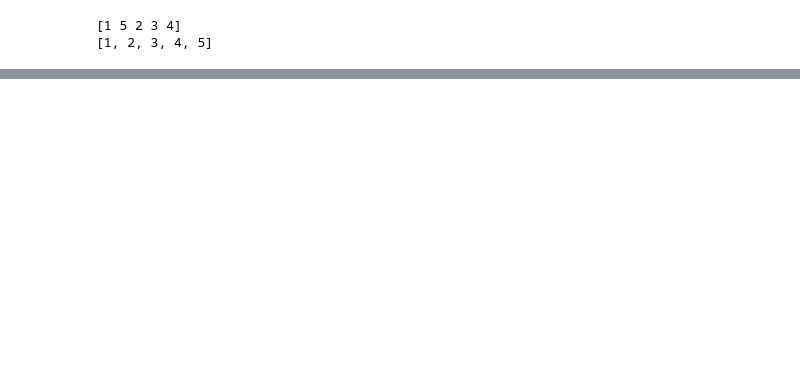
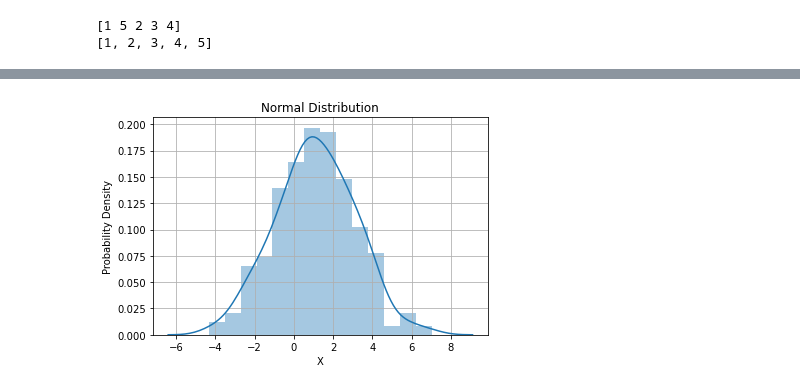
Before and after one commit to GaryLocke91/52465_programming_assignment, a Jupyter notebook: 52465_programming_assignment.ipynb, the cells around one changed output, grey strips where cells are left out. Drawn from its saved outputs; the diff is of its cells as text; code cells hidden in the pictures; blank space fills up the shorter version.

```diff
--- a/52465_programming_assignment.ipynb
+++ b/52465_programming_assignment.ipynb
@@ -183,0 +243,3 @@ There are four random generator functions in the numpy.random package. These are
+# %%
+d = rng.normal(loc=1, scale=2, size=(10, 30))
+print(d)
@@ -183,0 +264,8 @@ There are four random generator functions in the numpy.random package. These are
+# %%
+sns.distplot(d)
+plt.xlabel("X")
+plt.ylabel("Probability Density")
+plt.title("Normal Distribution")
+plt.grid()
+# %% [output]
+[figure, added]
```
Also changed, not shown: parts of 53 cells of this notebook, 1 other file.
